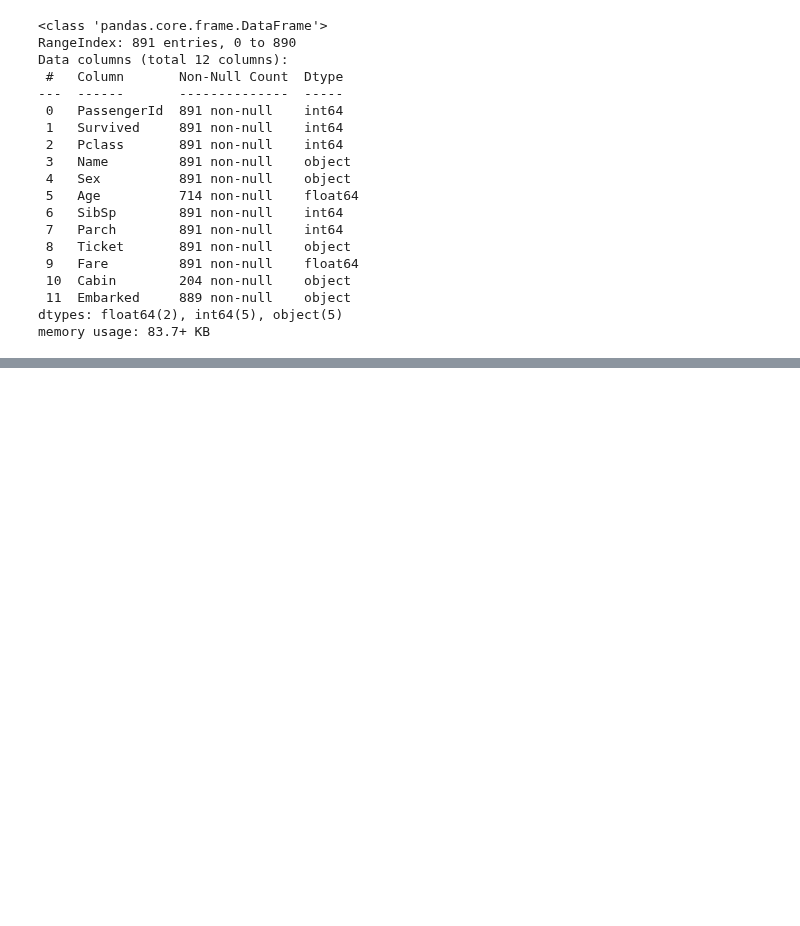
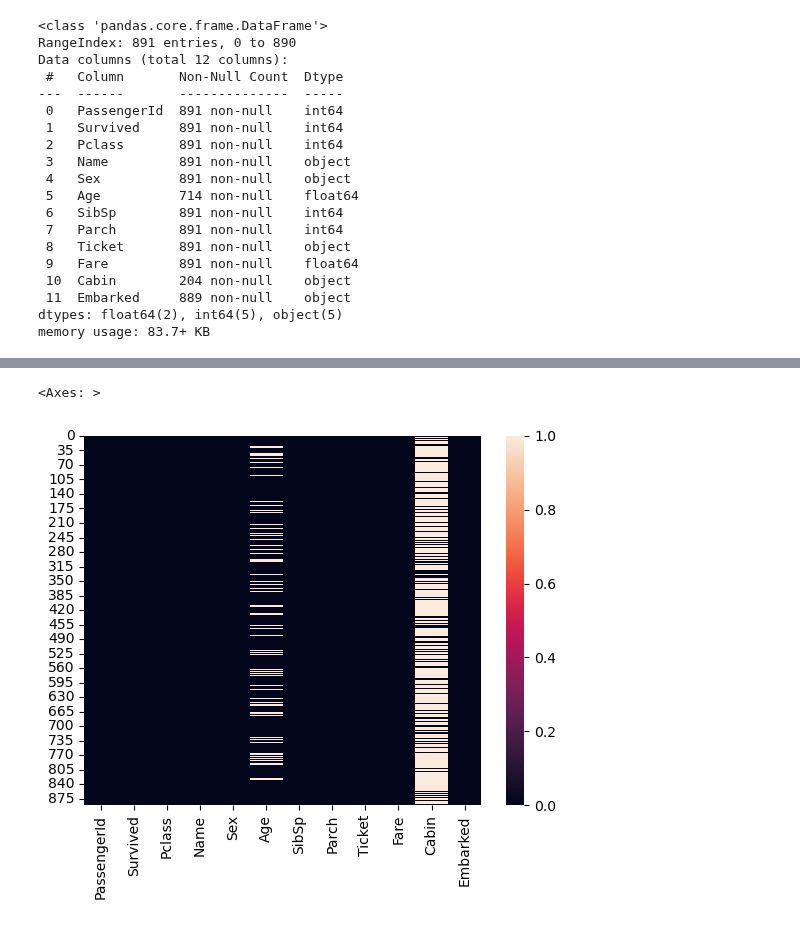
Before and after one commit to Abricos-gt/Data_Science_projects, a Jupyter notebook: pandas_project4.ipynb, the cells around one changed output, grey strips where cells are left out. Saved outputs shown, nothing was run; the diff lists cells and outputs as text; code cells hidden in the pictures; blank space fills up the shorter version.

```diff
--- a/pandas_project4.ipynb
+++ b/pandas_project4.ipynb
@@ -75,0 +156,5 @@ memory usage: 83.7+ KB
+# %%
+sns.heatmap(df.isnull())
+# %% [output]
+<Axes: >
+[figure, added]
```
Also changed, not shown: parts of 16 cells of this notebook.
